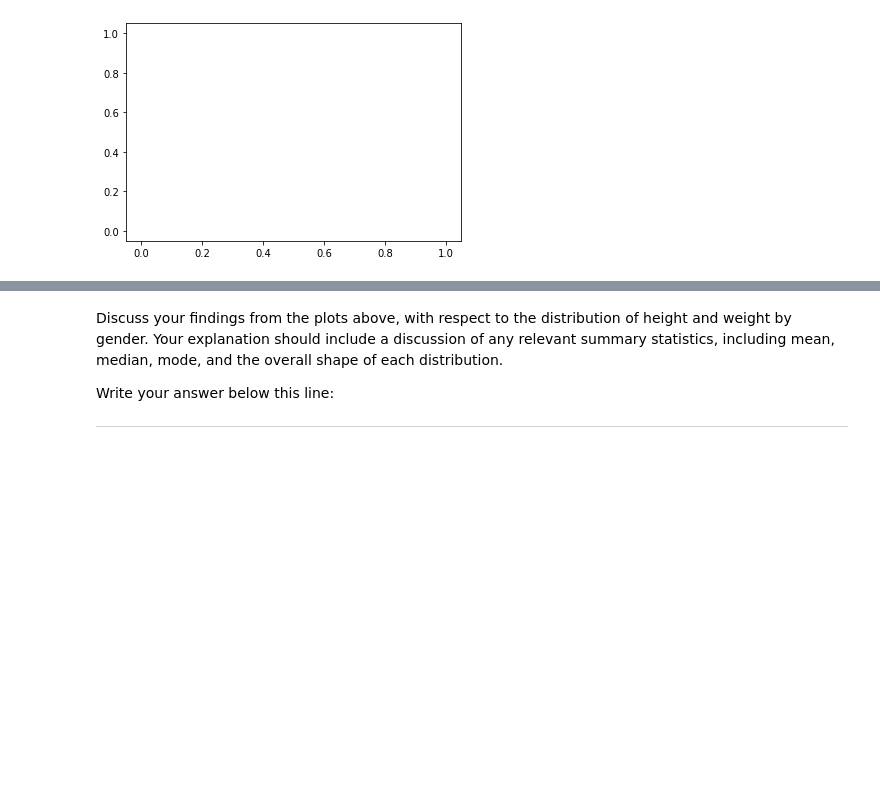
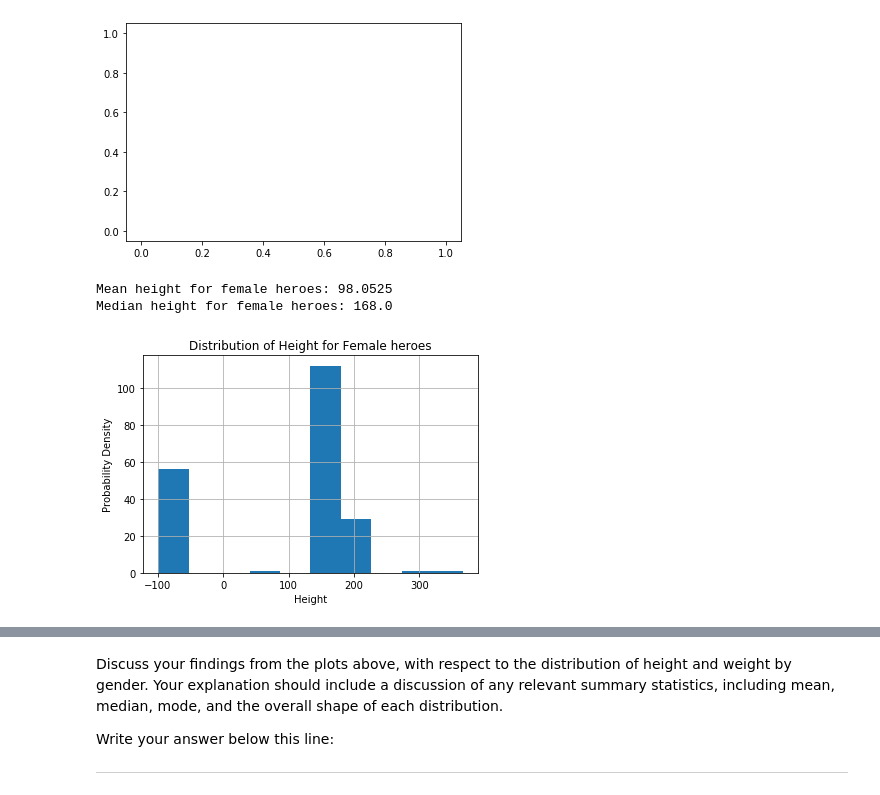
Before and after one commit to andiosika/dsc-data-cleaning-project-online-ds-pt-100719, a Jupyter notebook: index.ipynb, the cells around one changed output, grey strips where cells are left out. Drawn from its saved outputs; the diff is of its cells as text; code cells hidden in the pictures; blank space fills up the shorter version.

```diff
--- a/index.ipynb
+++ b/index.ipynb
@@ -385,0 +384,9 @@ TypeError: '<=' not supported between instances of 'float' and 'method'
+# %%
+# Female Height
+show_distplot(female_heroes_df, 'Female', 'Height')
+print(f'Mean height for female heroes: {female_heroes_df.Height.mean()}')
+print(f'Median height for female heroes: {female_heroes_df.Height.median()}')
+# %% [output]
+Mean height for female heroes: 98.0525
+Median height for female heroes: 168.0
+[figure, added]
```
Also changed, not shown: parts of 31 cells of this notebook.
